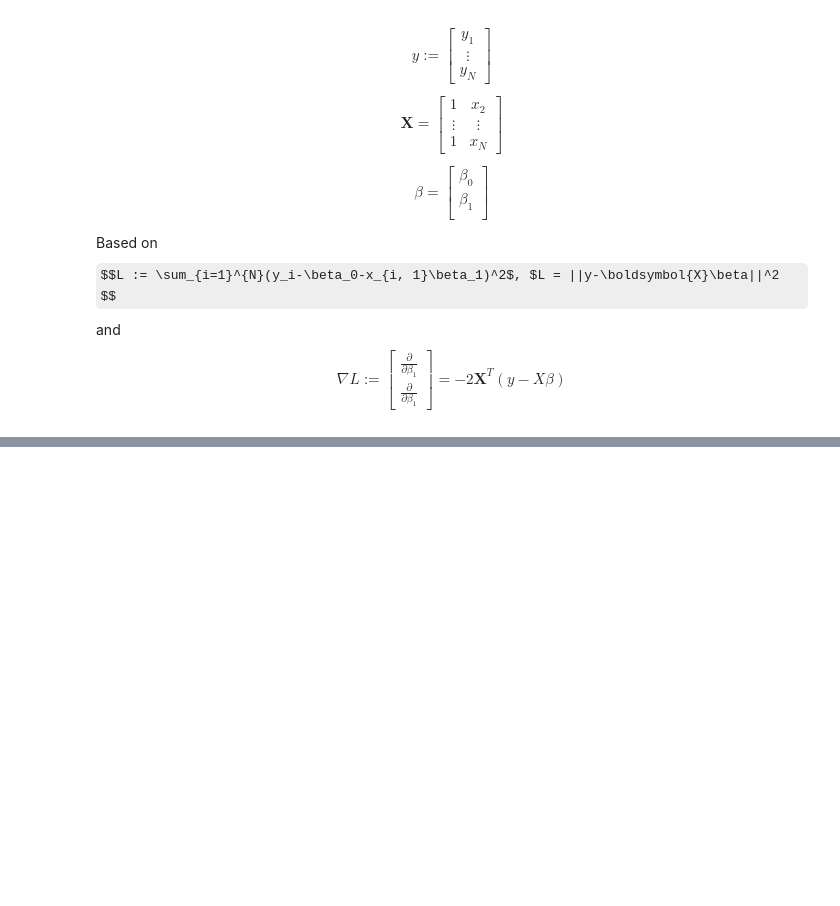
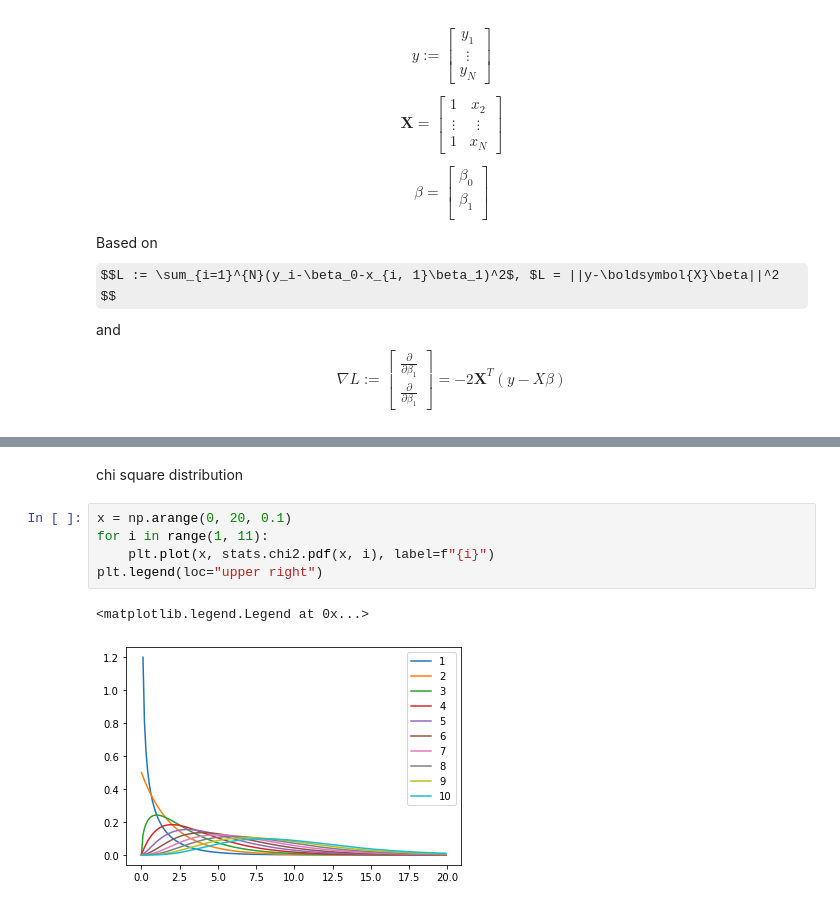
Before and after one commit to KoyanoBunsho/statistical_ml, a Jupyter notebook: notebook/chap1/linear_regression.ipynb, the cells around one changed output, grey strips where cells are left out. Saved outputs shown, nothing was run; the diff lists cells and outputs as text; some formulas as TeX source; blank space fills up the shorter version.

```diff
--- a/notebook/chap1/linear_regression.ipynb
+++ b/notebook/chap1/linear_regression.ipynb
@@ -119,0 +122,10 @@ array([1.01801278, 2.10082755, 2.95854482])
+# %% [markdown]
+chi square distribution
+# %%
+x = np.arange(0, 20, 0.1)
+for i in range(1, 11):
+    plt.plot(x, stats.chi2.pdf(x, i), label=f"{i}")
+plt.legend(loc="upper right")
+# %% [output]
+<matplotlib.legend.Legend at 0x...>
+[figure, added]
```
Also changed, not shown: parts of 17 cells of this notebook.
